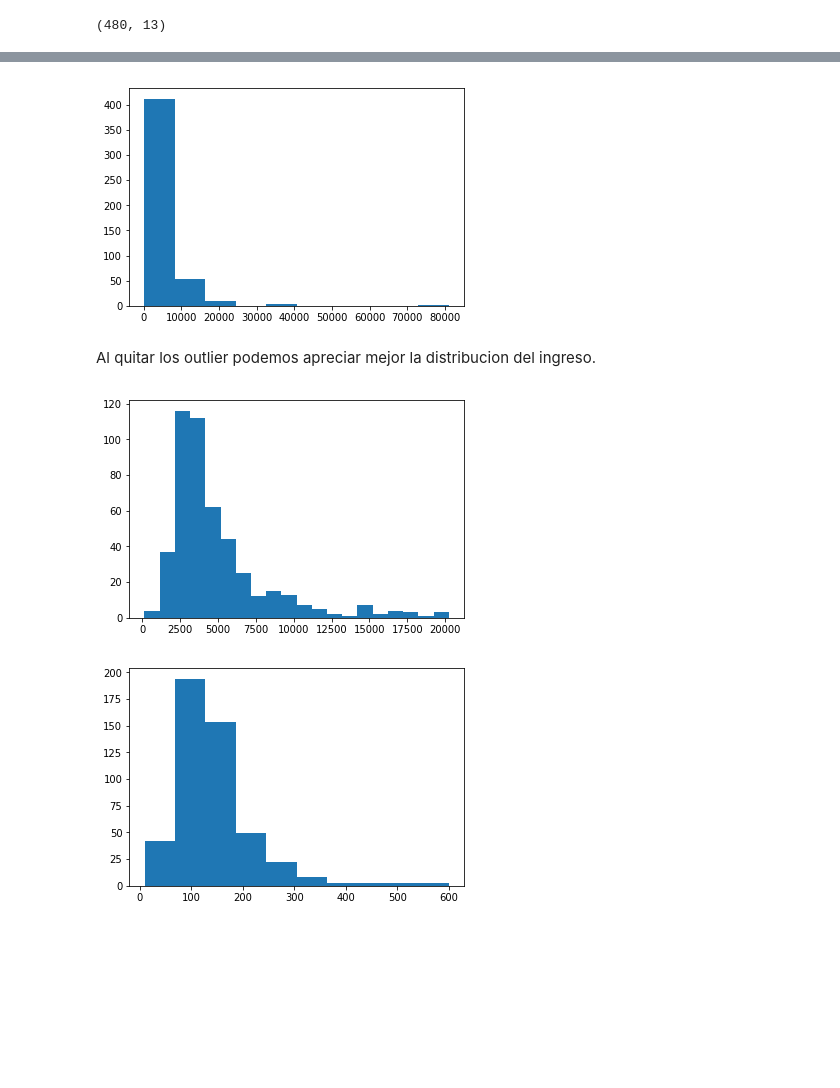
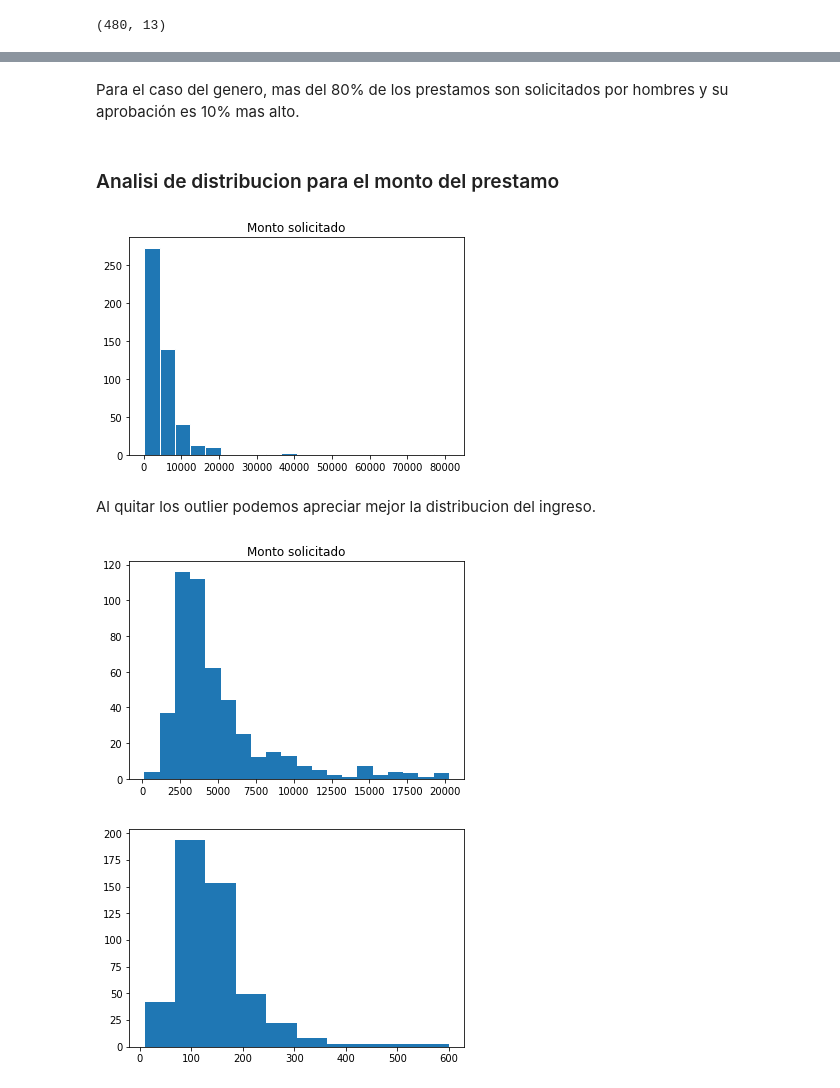
Before and after one commit to giovanniguerrero/PracticasCiti, a Jupyter notebook: Practica.ipynb, the cells around one changed output, grey strips where cells are left out. Drawn from its saved outputs; the diff is of its cells as text; code cells hidden in the pictures; blank space fills up the shorter version.

```diff
--- a/Practica.ipynb
+++ b/Practica.ipynb
@@ -28,12 +28,22 @@ Para automatizar este proceso, han planteado un problema para identificar los se
 # %% [markdown]
 # Modulos necesarios para el analisis requerido
 # %%
-
 import os
 import pandas as pd
 import numpy as np
 import matplotlib.pyplot as plt
 import matplotlib.colors as colors
-os.chdir('C:\\Users\\lgiov\\OneDrive\\Documents\\Diplomado citi\\python\\Pracctica 1')
-test=pd.read_csv("test.csv")
-train=pd.read_csv("train.csv")
+import urllib
+from io import StringIO
+
+def get_data(ulr):
+    f = urllib.request.urlopen(ulr)
+    data = f.read()
+    data=str(data,'utf-8')
+    data = StringIO(data)
+    return pd.read_csv(data)
+
+train = pd.read_csv("C:/Users/lgiov/OneDrive/Documents/Diplomado citi/python/Practica 1/train.csv")
+test  = pd.read_csv("C:/Users/lgiov/OneDrive/Documents/Diplomado citi/python/Practica 1/test.csv")
+#test=pd.read_csv("https://s3-ap-southeast-1.amazonaws.com/av-datahack-datacamp/test.csv")
+#train=pd.read_csv("https://s3-ap-southeast-1.amazonaws.com/av-datahack-datacamp/train.csv")
@@ -107,5 +199,5 @@ Clientes con algun dato faltante:134
 # %%
-train_clean = train.dropna(how='any',axis=0)
+train_clean = train.dropna(how='any',axis=0)[:]
 train_clean.shape
 # %% [output]
 (480, 13)
@@ -147,0 +209,13 @@ Name: Loan_Status, dtype: int64
+# %%
+train_clean['Gender'].replace('Male',1,inplace=True)
+train_clean['Gender'].replace('Female',0,inplace=True)
+train_clean['Married'].replace('No',0,inplace=True)
+train_clean['Married'].replace('Yes',1,inplace=True)
+train_clean['Education'].replace('Graduate',1,inplace=True)
+train_clean['Education'].replace('Not Graduate',0,inplace=True)
+train_clean['Self_Employed'].replace('Yes',1,inplace=True)
+train_clean['Self_Employed'].replace('No',0,inplace=True)
+train_clean['Loan_Status'].replace('Y',1,inplace=True)
+train_clean['Loan_Status'].replace('N',0,inplace=True)
+print("Train")
+train_clean.head(5)
@@ -168,15 +356,22 @@ Podemos observar que claramente tener un historial crediticio previo beneficia m
+# %% [markdown]
+Para el caso del genero, mas del 80% de los prestamos son solicitados por hombres y su aprobación es 10% mas alto.
+# %% [markdown]
+### Analisi de distribucion para el monto del prestamo
 # %%
-plt.hist(train_clean["ApplicantIncome"])
+plt.title('Monto solicitado')
+plt.hist(train_clean["ApplicantIncome"],bins=20,edgecolor = 'white')
 plt.show()
 # %% [output]
-[figure, old version]
+[figure, new version]
 # %% [markdown]
 Al quitar los outlier podemos apreciar mejor la distribucion del ingreso.
 # %%
+
 plt.hist(train_clean["ApplicantIncome"][train_clean["ApplicantIncome"] <train_clean["ApplicantIncome"].quantile(0.99)],bins=20)
+plt.title('Monto solicitado')
 plt.show()
 # %% [output]
-[figure, old version]
+[figure, new version]
 # %%
 plt.hist(train_clean["LoanAmount"])
 plt.show()
```
Also changed, not shown: parts of 47 cells of this notebook.
